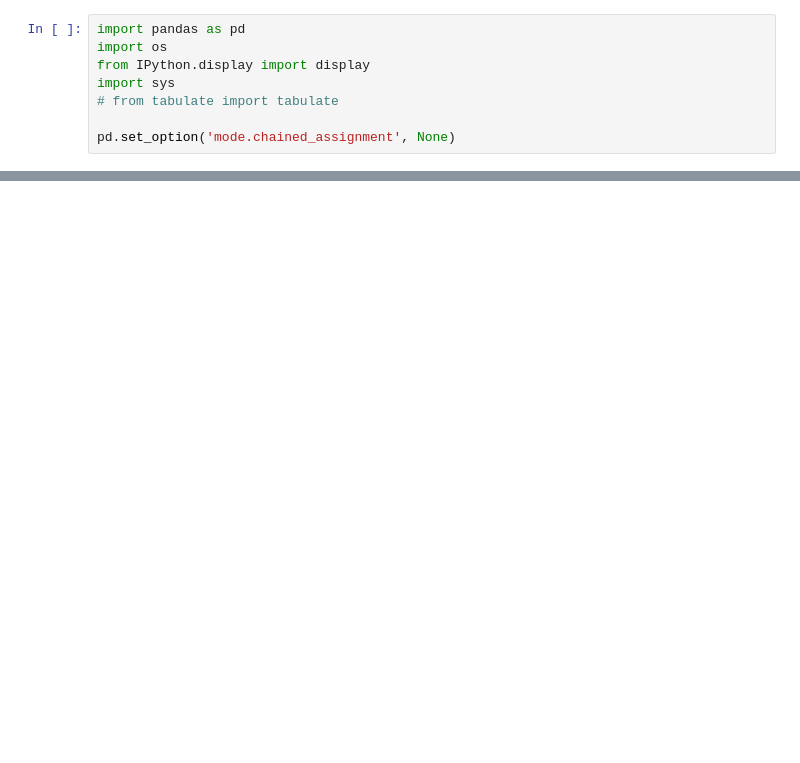
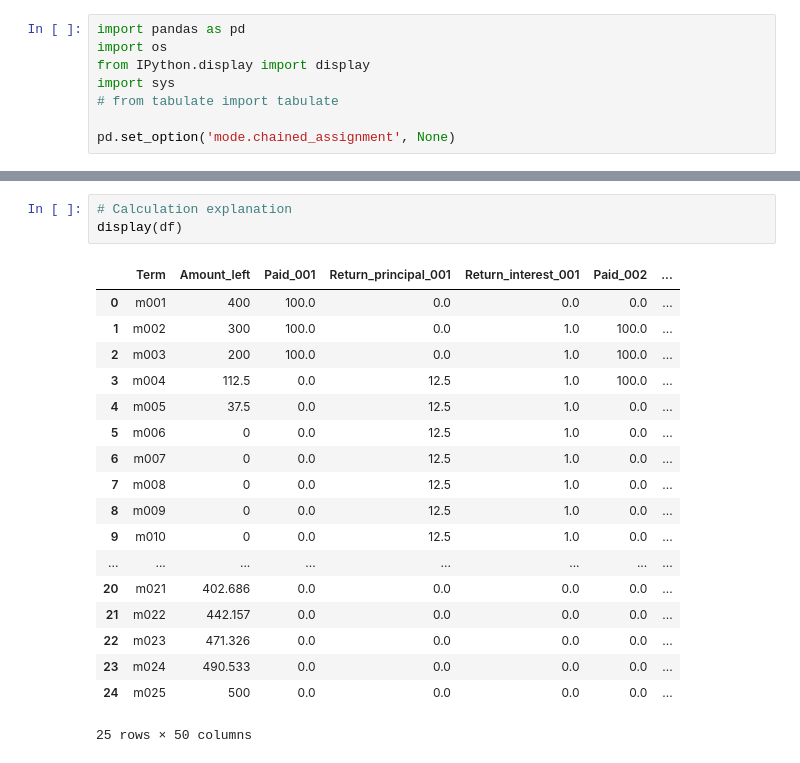
Before and after one commit to ibra86/Credit-calculation-scheme, a Jupyter notebook: Credit_calculation_scheme.ipynb, the cells around one changed output, grey strips where cells are left out. Drawn from its saved outputs; the diff is of its cells as text; blank space fills up the shorter version.

```diff
--- a/Credit_calculation_scheme.ipynb
+++ b/Credit_calculation_scheme.ipynb
@@ -105,0 +101,22 @@ display(df_result)
+# %%
+# Calculation explanation
+display(df)
+# %% [output]
+|  | Term | Amount_left | Paid_001 | Return_principal_001 | Return_interest_001 | Paid_002 | ... |
+| 0 | m001 | 400 | 100.0 | 0.0 | 0.0 | 0.0 | ... |
+| 1 | m002 | 300 | 100.0 | 0.0 | 1.0 | 100.0 | ... |
+| 2 | m003 | 200 | 100.0 | 0.0 | 1.0 | 100.0 | ... |
+| 3 | m004 | 112.5 | 0.0 | 12.5 | 1.0 | 100.0 | ... |
+| 4 | m005 | 37.5 | 0.0 | 12.5 | 1.0 | 0.0 | ... |
+| 5 | m006 | 0 | 0.0 | 12.5 | 1.0 | 0.0 | ... |
+| 6 | m007 | 0 | 0.0 | 12.5 | 1.0 | 0.0 | ... |
+| 7 | m008 | 0 | 0.0 | 12.5 | 1.0 | 0.0 | ... |
+| 8 | m009 | 0 | 0.0 | 12.5 | 1.0 | 0.0 | ... |
+| 9 | m010 | 0 | 0.0 | 12.5 | 1.0 | 0.0 | ... |
+| ... | ... | ... | ... | ... | ... | ... | ... |
+| 20 | m021 | 402.686 | 0.0 | 0.0 | 0.0 | 0.0 | ... |
+| 21 | m022 | 442.157 | 0.0 | 0.0 | 0.0 | 0.0 | ... |
+| 22 | m023 | 471.326 | 0.0 | 0.0 | 0.0 | 0.0 | ... |
+| 23 | m024 | 490.533 | 0.0 | 0.0 | 0.0 | 0.0 | ... |
+| 24 | m025 | 500 | 0.0 | 0.0 | 0.0 | 0.0 | ... |
+25 rows × 50 columns
```
Also changed, not shown: parts of 2 cells of this notebook.
